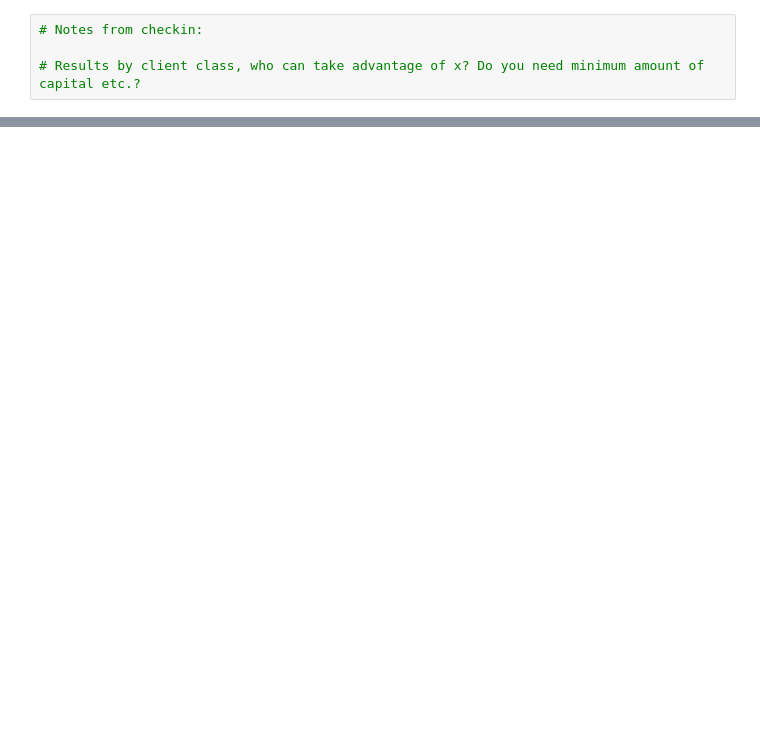
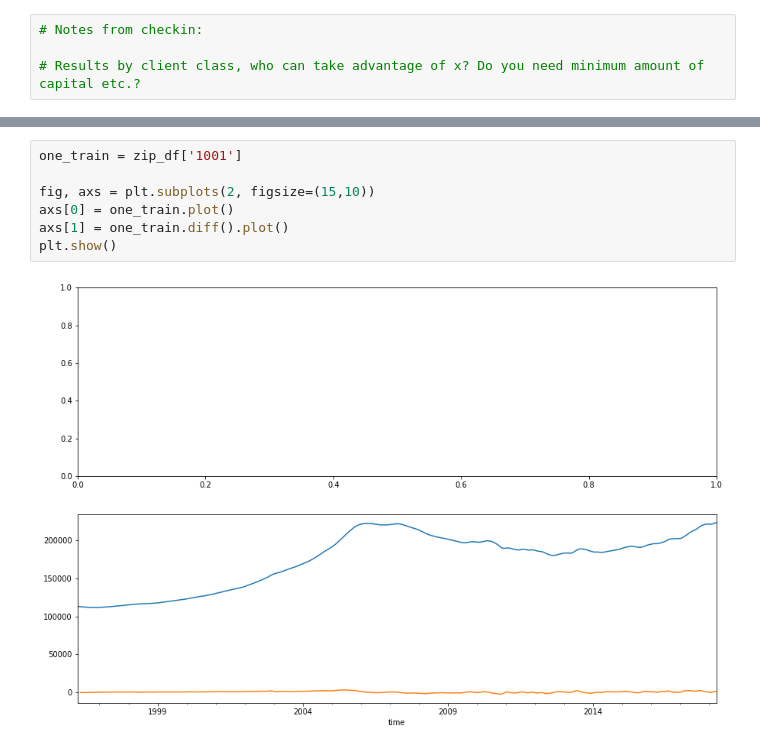
Before and after one commit to anewt225/mod_4_project, a Jupyter notebook: notebooks/EDA-JMB.ipynb, the cells around one changed output, grey strips where cells are left out. Saved outputs shown, nothing was run; the diff lists cells and outputs as text; blank space fills up the shorter version.

```diff
--- a/notebooks/EDA-JMB.ipynb
+++ b/notebooks/EDA-JMB.ipynb
@@ -303,0 +387,9 @@ dtype: int64
+# %%
+one_train = zip_df['1001']
+
+fig, axs = plt.subplots(2, figsize=(15,10))
+axs[0] = one_train.plot()
+axs[1] = one_train.diff().plot()
+plt.show()
+# %% [output]
+[figure, added]
```
Also changed, not shown: parts of 26 cells of this notebook, 1 other file.
